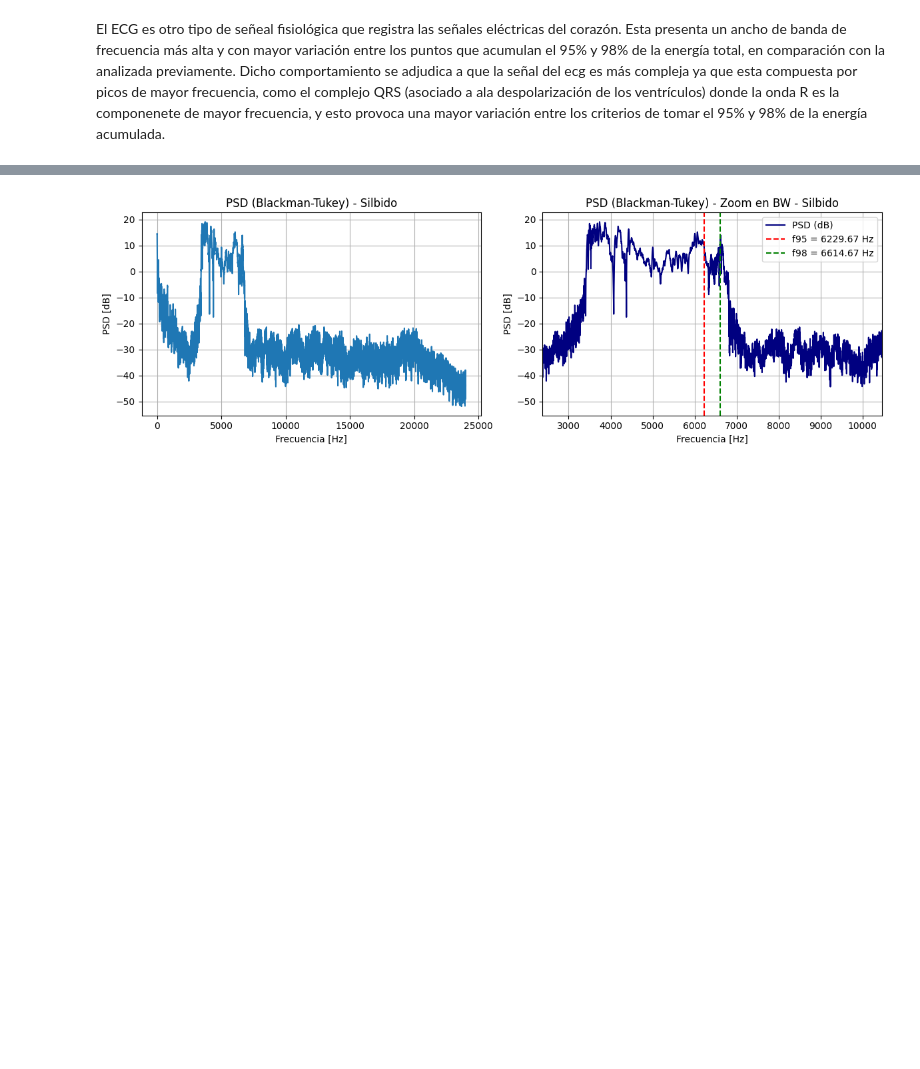
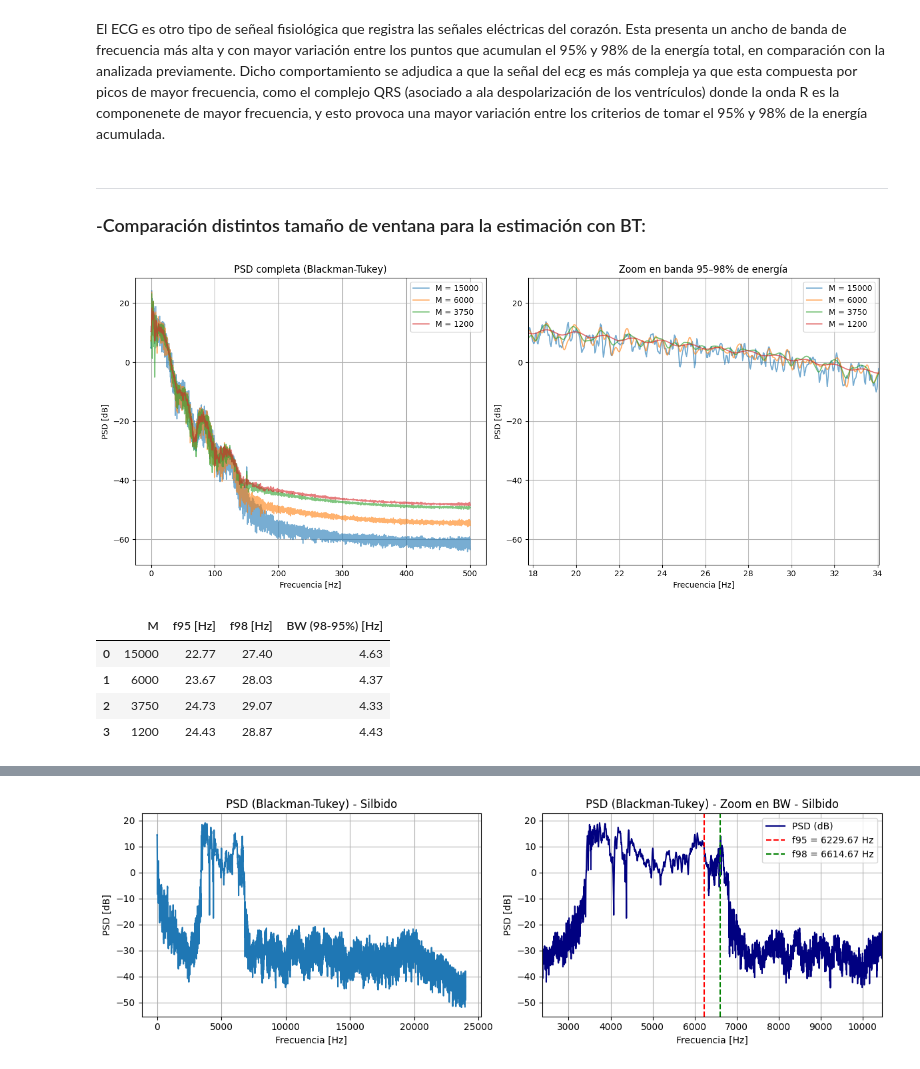
Before and after one commit to violetamanterola/violeta_APS, a Jupyter notebook: tps5_Manterola.ipynb, the cells around one changed output, grey strips where cells are left out. Saved outputs shown, nothing was run; the diff lists cells and outputs as text; code cells hidden in the pictures; blank space fills up the shorter version.

```diff
--- a/tps5_Manterola.ipynb
+++ b/tps5_Manterola.ipynb
@@ -181,3 +259,75 @@ display(tabla_2.round(2))
 | 0 | ECG | 1000 | 23.67 | 28.03 |
 # %% [markdown]
 El ECG es otro tipo de señeal fisiológica que registra las señales eléctricas del corazón. Esta presenta un ancho de banda de frecuencia más alta y con mayor variación entre los puntos que acumulan el 95% y 98% de la energía total, en comparación con la analizada previamente. Dicho comportamiento se adjudica a que la señal del ecg es más compleja ya que esta compuesta por picos de mayor frecuencia, como el complejo QRS (asociado a ala despolarización de los ventrículos) donde la onda R es la componenete de mayor frecuencia, y esto provoca una mayor variación entre los criterios de tomar el 95% y 98% de la energía acumulada.
+# %% [markdown]
+------------------------------------------------------------------------------------------------------------------
+### -Comparación distintos tamaño de ventana para la estimación con BT:
+# %%
+fs = 1000
+x = np.load('ecg_sin_ruido.npy').reshape(-1)
+x = x - np.mean(x)
+x = x / np.std(x)
+N = len(x)
+M_vals = [N//2, N//5, N//8, N//25]
+
+plt.figure(figsize=(14, 6))
+
+# Crear subplots
+ax1 = plt.subplot(1, 2, 1)
+ax2 = plt.subplot(1, 2, 2)
+
+# Guardar resultados
+resultados = []
+
+for M in M_vals:
+    psd = blackman_tukey(x, M=M)
+    frecs = np.fft.fftfreq(N, 1/fs)
+
+    # Parte positiva del espectro
+    f_half = frecs[:N//2]
+    psd_half = psd[:N//2]
+
+    # BW
+    f95, f98, bw, _, _, _ = estimar_BW(psd, frecs)
+    resultados.append((M, f95, f98, bw))
+
+    # --- Subplot 1: PSD completa ---
+    ax1.plot(f_half, 10 * np.log10(psd_half + 1e-12), label=f'M = {M}', alpha=0.6)
+
+    # --- Subplot 2: Zoom en BW ---
+    ax2.plot(f_half, 10 * np.log10(psd_half + 1e-12), label=f'M = {M}', alpha=0.6)
+    # ax2.axvline(f95, color='red', linestyle='--', alpha=0.3)
+    # ax2.axvline(f98, color='green', linestyle='--', alpha=0.3)
+
+# Personalización
+ax1.set_title('PSD completa (Blackman-Tukey)')
+ax1.set_xlabel('Frecuencia [Hz]')
+ax1.set_ylabel('PSD [dB]')
+ax1.grid(True)
+ax1.legend()
+
+ax2.set_title('Zoom en banda 95–98% de energía')
+ax2.set_xlabel('Frecuencia [Hz]')
+ax2.set_ylabel('PSD [dB]')
+ax2.grid(True)
+ax2.legend()
+
+# Limitar eje X en zoom: centrado alrededor de f95-f98
+margen = 5  # Hz
+f_min = min([r[1] for r in resultados]) - margen
+f_max = max([r[2] for r in resultados]) + margen
+ax2.set_xlim(f_min, f_max)
+
+plt.tight_layout()
+plt.show()
+
+# Mostrar tabla
+tabla = pd.DataFrame(resultados, columns=['M', 'f95 [Hz]', 'f98 [Hz]', 'BW (98-95%) [Hz]'])
+display(tabla.round(2))
+# %% [output]
+[figure, added]
+|  | M | f95 [Hz] | f98 [Hz] | BW (98-95%) [Hz] |
+| 0 | 15000 | 22.77 | 27.40 | 4.63 |
+| 1 | 6000 | 23.67 | 28.03 | 4.37 |
+| 2 | 3750 | 24.73 | 29.07 | 4.33 |
+| 3 | 1200 | 24.43 | 28.87 | 4.43 |
```
Also changed, not shown: parts of 6 cells of this notebook, 1 other file.
